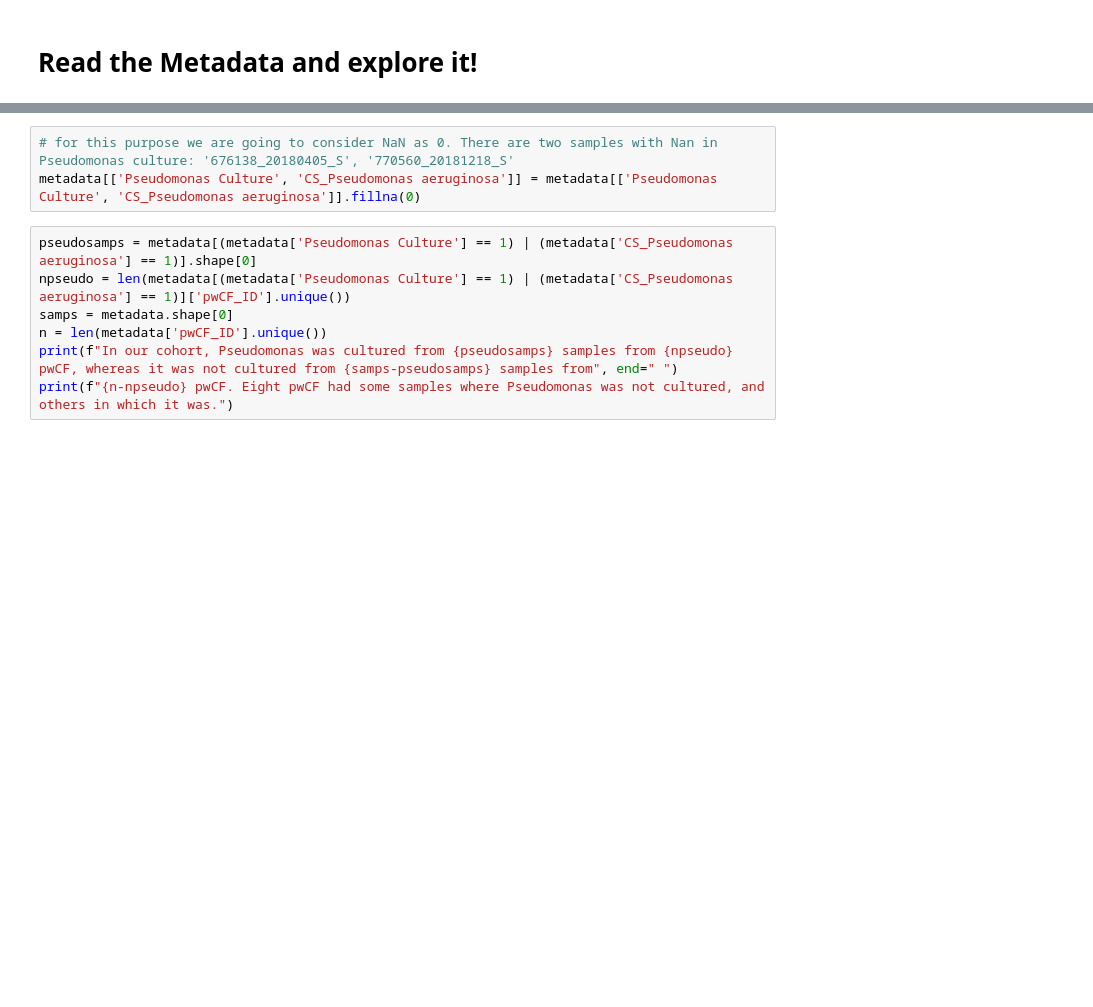
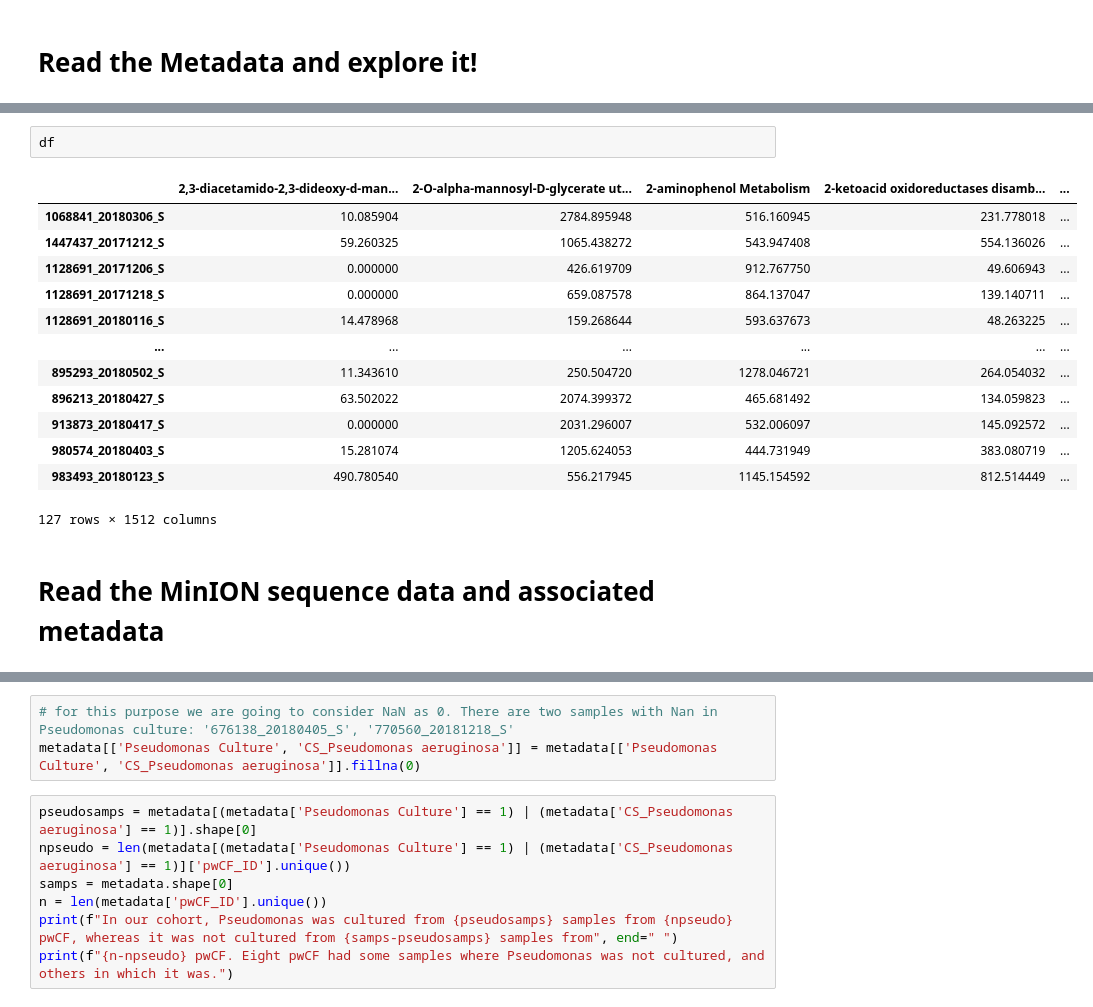
Before and after one commit to linsalrob/CF_Data_Analysis, a Jupyter notebook: Jupyter/Metadata.ipynb, the cells around one changed output, grey strips where cells are left out. Cells and saved outputs as stored; diff of their text form; blank space fills up the shorter version.

```diff
--- a/Jupyter/Metadata.ipynb
+++ b/Jupyter/Metadata.ipynb
@@ -29,0 +50,18 @@ FileNotFoundError: Error: Subsystems file: ../MGI/FunctionalAnalysis/subsystems/
+# %%
+df
+# %% [output]
+|  | 2,3-diacetamido-2,3-dideoxy-d-man... | 2-O-alpha-mannosyl-D-glycerate ut... | 2-aminophenol Metabolism | 2-ketoacid oxidoreductases disamb... | ... |
+| 1068841_20180306_S | 10.085904 | 2784.895948 | 516.160945 | 231.778018 | ... |
+| 1447437_20171212_S | 59.260325 | 1065.438272 | 543.947408 | 554.136026 | ... |
+| 1128691_20171206_S | 0.000000 | 426.619709 | 912.767750 | 49.606943 | ... |
+| 1128691_20171218_S | 0.000000 | 659.087578 | 864.137047 | 139.140711 | ... |
+| 1128691_20180116_S | 14.478968 | 159.268644 | 593.637673 | 48.263225 | ... |
+| ... | ... | ... | ... | ... | ... |
+| 895293_20180502_S | 11.343610 | 250.504720 | 1278.046721 | 264.054032 | ... |
+| 896213_20180427_S | 63.502022 | 2074.399372 | 465.681492 | 134.059823 | ... |
+| 913873_20180417_S | 0.000000 | 2031.296007 | 532.006097 | 145.092572 | ... |
+| 980574_20180403_S | 15.281074 | 1205.624053 | 444.731949 | 383.080719 | ... |
+| 983493_20180123_S | 490.780540 | 556.217945 | 1145.154592 | 812.514449 | ... |
+127 rows × 1512 columns
+# %% [markdown]
+# Read the MinION sequence data and associated metadata
```
Also changed, not shown: parts of 15 cells of this notebook, 2 other files.
